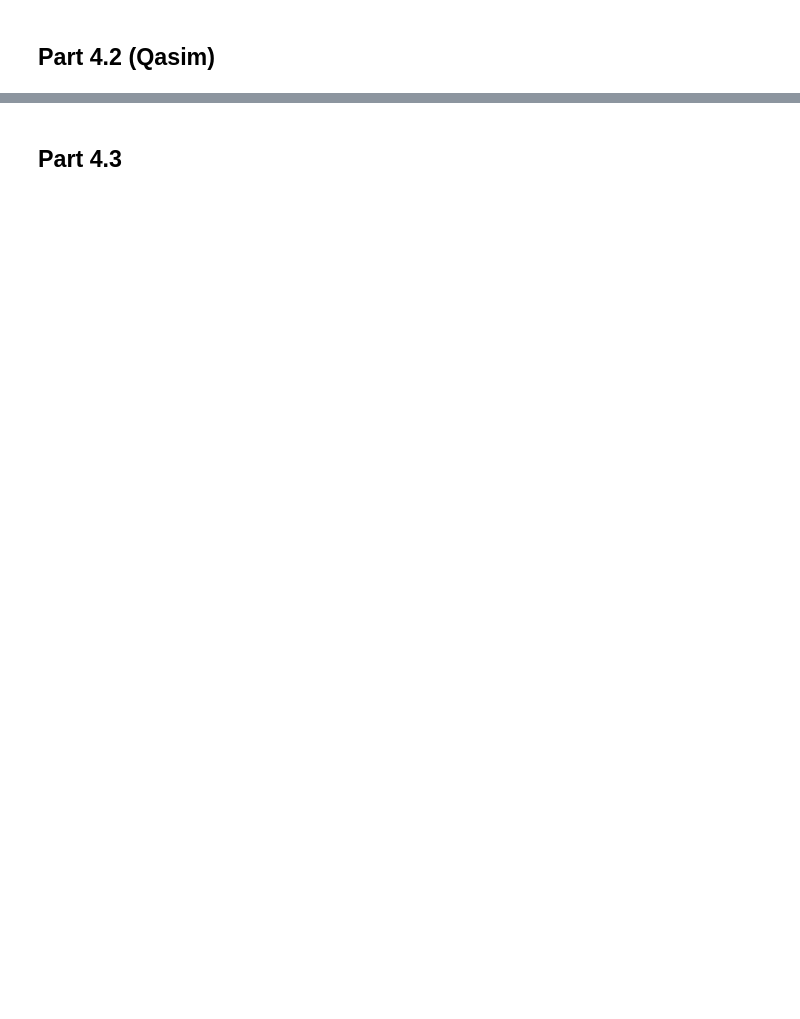
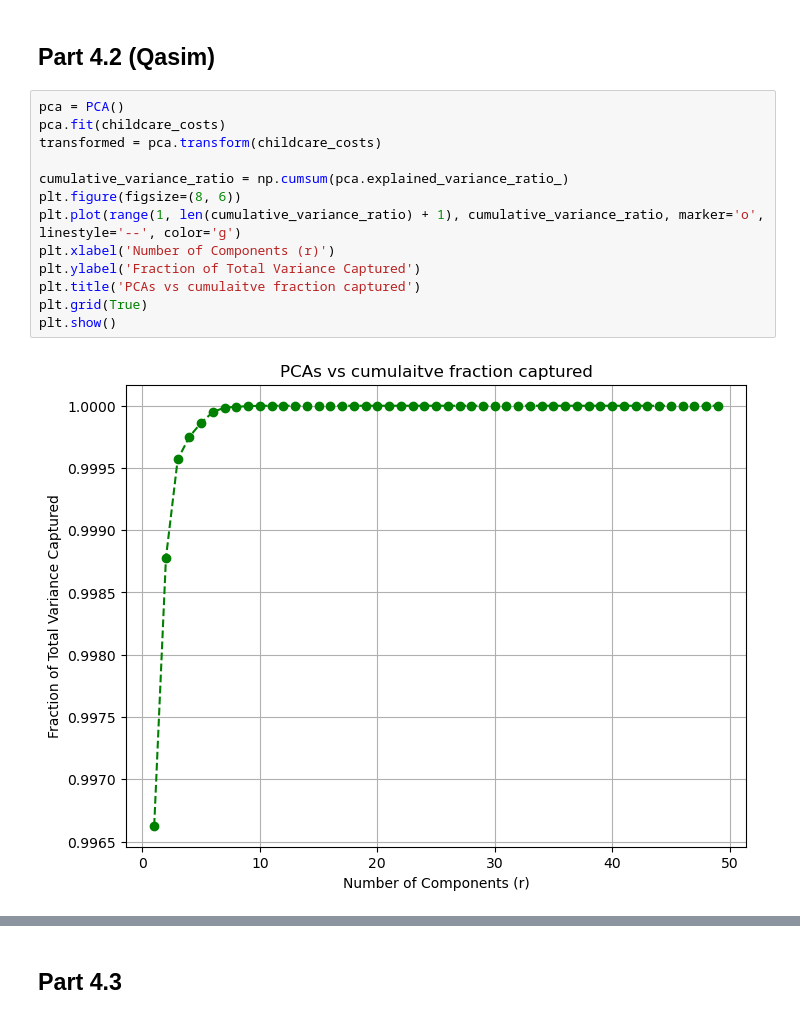
Before and after one commit to CategorIAN/CSCI_550_Project1, a Jupyter notebook: CSCI550MP1.ipynb, the cells around one changed output, grey strips where cells are left out. Cells and saved outputs as stored; diff of their text form; blank space fills up the shorter version.

```diff
--- a/CSCI550MP1.ipynb
+++ b/CSCI550MP1.ipynb
@@ -613,2 +762,17 @@ Iteration Number 5
 # %% [markdown]
 ## Part 4.2 (Qasim)
+# %%
+pca = PCA()
+pca.fit(childcare_costs)
+transformed = pca.transform(childcare_costs)
+
+cumulative_variance_ratio = np.cumsum(pca.explained_variance_ratio_)
+plt.figure(figsize=(8, 6))
+plt.plot(range(1, len(cumulative_variance_ratio) + 1), cumulative_variance_ratio, marker='o', linestyle='--', color='g')
+plt.xlabel('Number of Components (r)')
+plt.ylabel('Fraction of Total Variance Captured')
+plt.title('PCAs vs cumulaitve fraction captured')
+plt.grid(True)
+plt.show()
+# %% [output]
+[figure, added]
```
Also changed, not shown: parts of 14 cells of this notebook.
